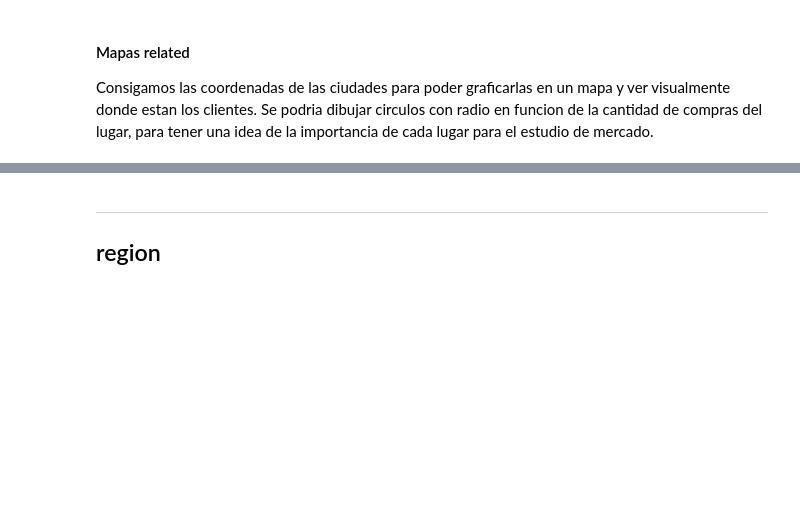
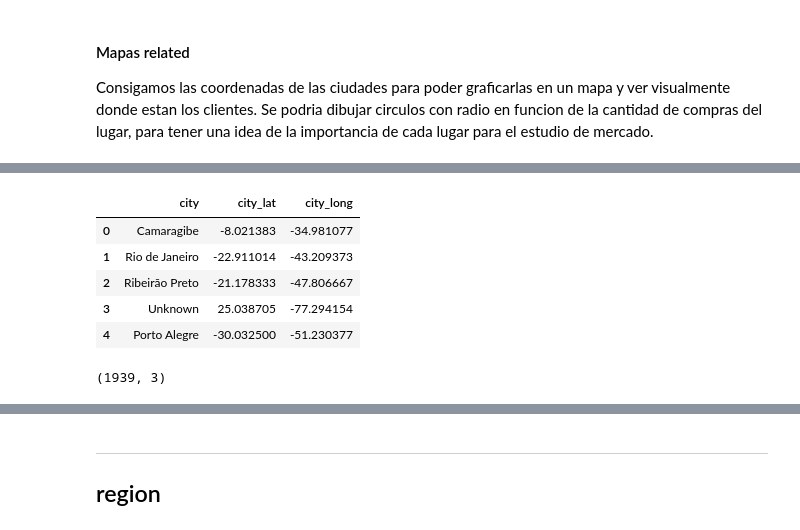
Before and after one commit to rozanecm/7506_OrganizacionDeDatos_TP1, a Jupyter notebook: tp1.ipynb, the cells around one changed output, grey strips where cells are left out. Drawn from its saved outputs; the diff is of its cells as text; code cells hidden in the pictures; blank space fills up the shorter version.

```diff
--- a/tp1.ipynb
+++ b/tp1.ipynb
@@ -730,2 +530,17 @@ cities_with_coordinates
 # %%
 # cities_with_coordinates.to_csv('data/cities_w_coords.csv')
+# %%
+cities_with_coordinates = pd.read_csv('data/cities_w_coords2.csv', index_col=False)
+# %%
+cities_with_coordinates.head()
+# %% [output]
+|  | city | city_lat | city_long |
+| 0 | Camaragibe | -8.021383 | -34.981077 |
+| 1 | Rio de Janeiro | -22.911014 | -43.209373 |
+| 2 | Ribeirão Preto | -21.178333 | -47.806667 |
+| 3 | Unknown | 25.038705 | -77.294154 |
+| 4 | Porto Alegre | -30.032500 | -51.230377 |
+# %%
+cities_with_coordinates.shape
+# %% [output]
+(1939, 3)
```
Also changed, not shown: parts of 62 cells of this notebook.
